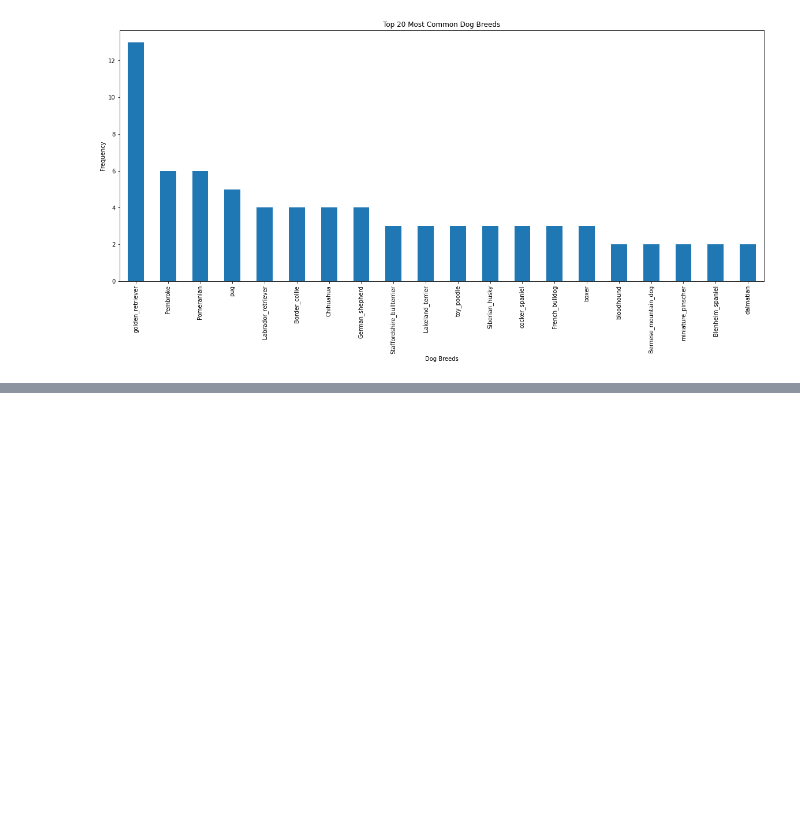
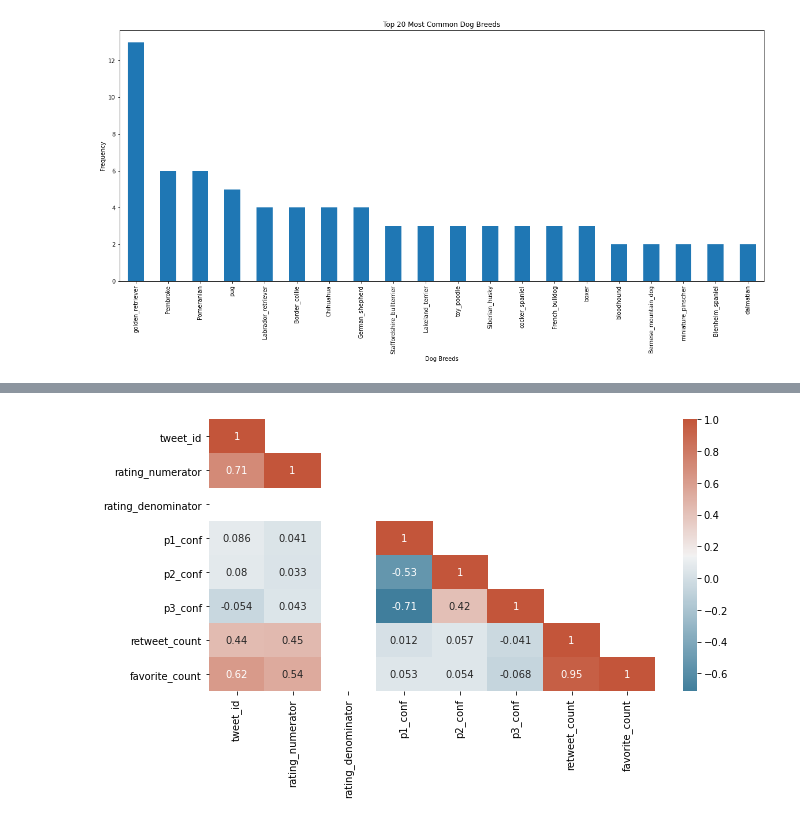
Before and after one commit to okabamac/data_wrangling_p2, a Jupyter notebook: wrangle_act.ipynb, the cells around one changed output, grey strips where cells are left out. Drawn from its saved outputs; the diff is of its cells as text; code cells hidden in the pictures; blank space fills up the shorter version.

```diff
--- a/wrangle_act.ipynb
+++ b/wrangle_act.ipynb
@@ -1140,0 +1170,4 @@ top10_tweets_breeds.plot(kind='bar', x='p1', y='total_tweets', figsize = (20, 8)
+# %%
+# Generate a correlation matrix of the variables in the final_df
+corr = final_df.corr()
+corr
@@ -1140,0 +1184,11 @@ top10_tweets_breeds.plot(kind='bar', x='p1', y='total_tweets', figsize = (20, 8)
+# %%
+# Correlation between different variables
+f, ax = plt.subplots(figsize=(10, 5))
+# Create a mask for upper traingle
+mask = np.triu(np.ones_like(corr, dtype=bool, ), k=1)
+# Configure a custom diverging colormap
+cmap = sns.diverging_palette(230, 20, as_cmap=True)
+# Plot the heatmap
+sns.heatmap(corr, annot=True, mask = mask, cmap=cmap);
+# %% [output]
+[figure, added]
```
Also changed, not shown: parts of 49 cells of this notebook, 1 other file.
